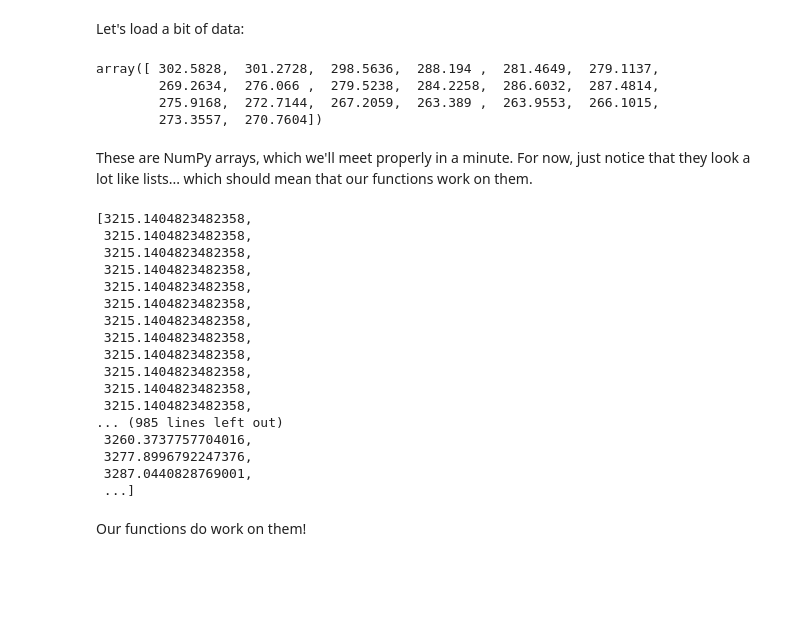
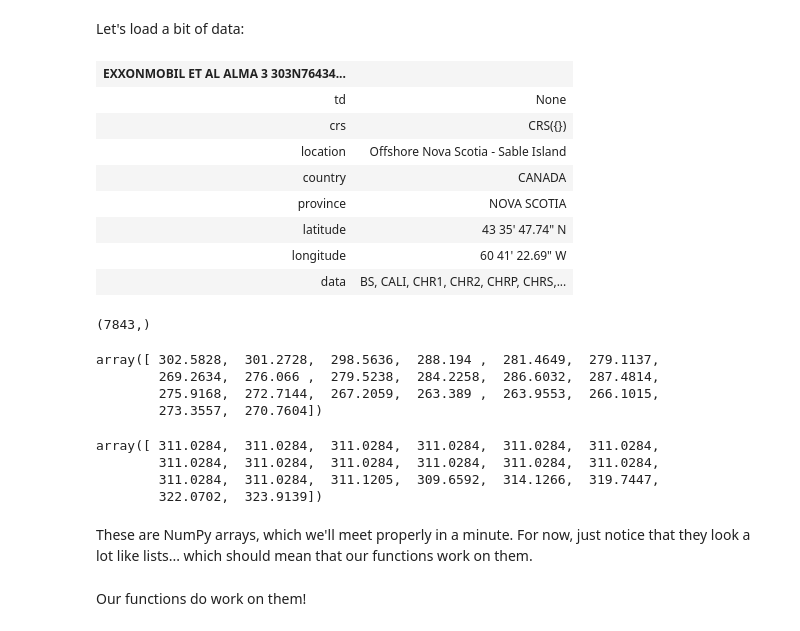
Before and after one commit to helgegn/geocomp-0118, a Jupyter notebook: master/Intro_to_NumPy.ipynb, the cells around one changed output. Drawn from its saved outputs; the diff is of its cells as text; code cells hidden in the pictures; blank space fills up the shorter version.

```diff
--- a/master/Intro_to_NumPy.ipynb
+++ b/master/Intro_to_NumPy.ipynb
@@ -17,6 +19,22 @@ import numpy as np
 
 dt = np.array(w.data['DT4P'])
 rhob = np.array(w.data['RHOB'])
+# %%
+w
+# %% [output]
+| EXXONMOBIL ET AL ALMA 3 303N76434... |  |
+| td | None |
+| crs | CRS({}) |
+| location | Offshore Nova Scotia - Sable Island |
+| country | CANADA |
+| province | NOVA SCOTIA |
+| latitude | 43 35' 47.74" N |
+| longitude | 60 41' 22.69" W |
+| data | BS, CALI, CHR1, CHR2, CHRP, CHRS,... |
+# %%
+dt.shape
+# %% [output]
+(7843,)
 # %%
 dt[1000:1020]
 # %% [output]
@@ -24,25 +42,12 @@ array([ 302.5828,  301.2728,  298.5636,  288.194 ,  281.4649,  279.1137,
         269.2634,  276.066 ,  279.5238,  284.2258,  286.6032,  287.4814,
         275.9168,  272.7144,  267.2059,  263.389 ,  263.9553,  266.1015,
         273.3557,  270.7604])
+# %%
+dt[:20]
+# %% [output]
+array([ 311.0284,  311.0284,  311.0284,  311.0284,  311.0284,  311.0284,
+        311.0284,  311.0284,  311.0284,  311.0284,  311.0284,  311.0284,
+        311.0284,  311.0284,  311.1205,  309.6592,  314.1266,  319.7447,
+        322.0702,  323.9139])
 # %% [markdown]
 These are NumPy arrays, which we'll meet properly in a minute. For now, just notice that they look a lot like lists... which should mean that our functions work on them.
-# %%
-vp_from_dt(dt)
-# %% [output]
-[3215.1404823482358,
- 3215.1404823482358,
- 3215.1404823482358,
- 3215.1404823482358,
- 3215.1404823482358,
- 3215.1404823482358,
- 3215.1404823482358,
- 3215.1404823482358,
- 3215.1404823482358,
- 3215.1404823482358,
- 3215.1404823482358,
- 3215.1404823482358,
-... (985 lines left out)
- 3260.3737757704016,
- 3277.8996792247376,
- 3287.0440828769001,
- ...]
```
Also changed, not shown: parts of 27 cells of this notebook, 5 other files.
